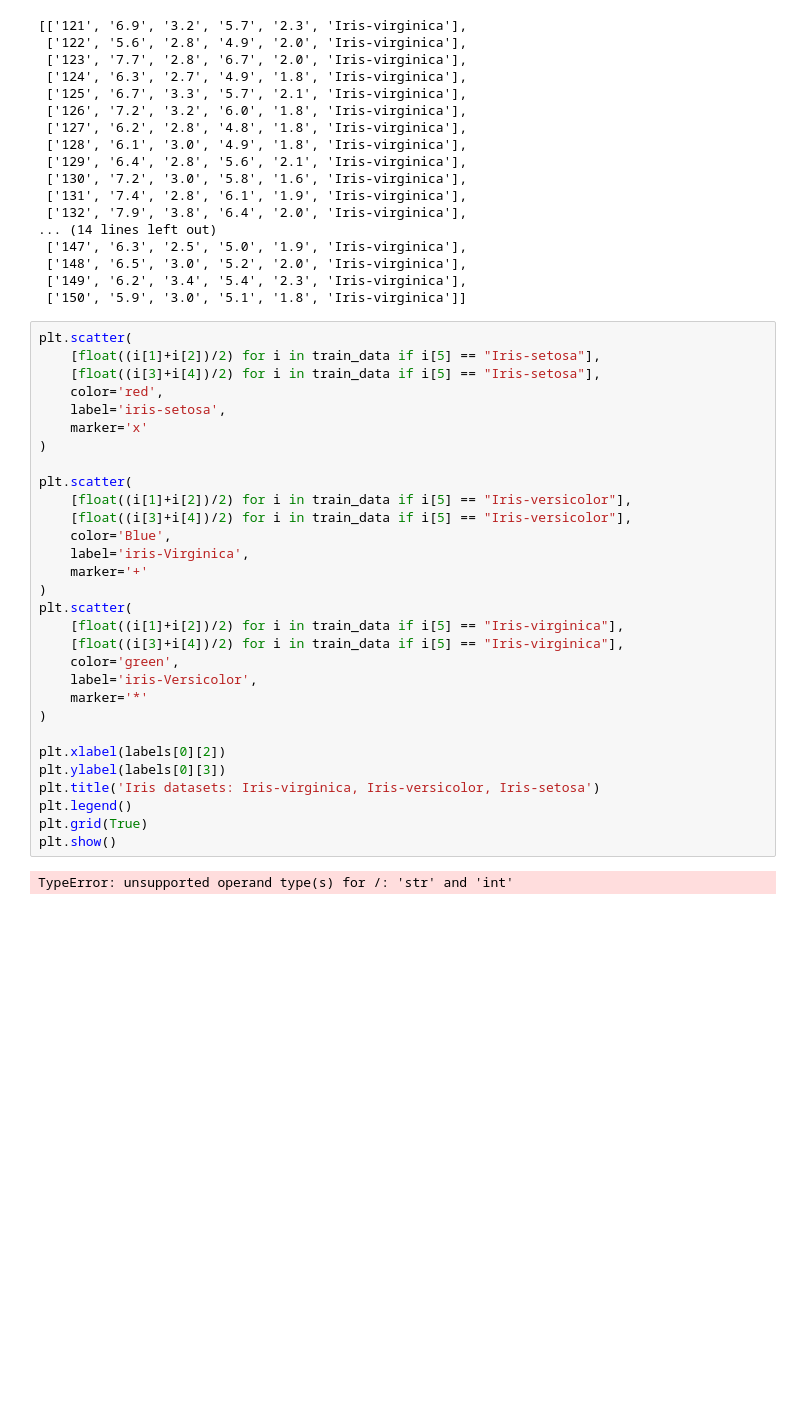
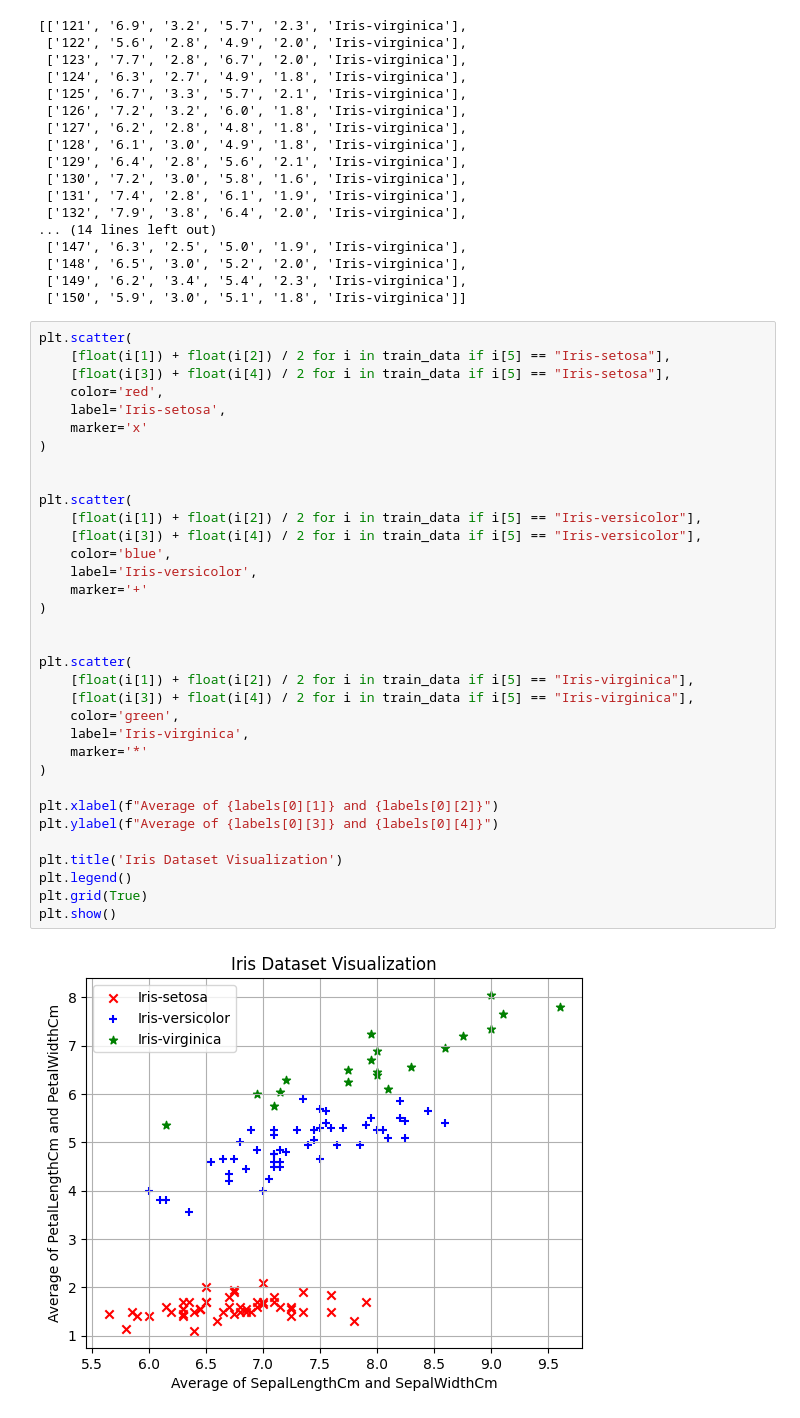
Before and after one commit to SuzaanAhmed/AAIML, a Jupyter notebook: knn_algo.ipynb, the cells around one changed output. Drawn from its saved outputs; the diff is of its cells as text; blank space fills up the shorter version.

```diff
--- a/knn_algo.ipynb
+++ b/knn_algo.ipynb
@@ -63,33 +63,37 @@ test_data
  ['150', '5.9', '3.0', '5.1', '1.8', 'Iris-virginica']]
 # %%
 plt.scatter(
-    [float((i[1]+i[2])/2) for i in train_data if i[5] == "Iris-setosa"],
-    [float((i[3]+i[4])/2) for i in train_data if i[5] == "Iris-setosa"],
+    [float(i[1]) + float(i[2]) / 2 for i in train_data if i[5] == "Iris-setosa"],
+    [float(i[3]) + float(i[4]) / 2 for i in train_data if i[5] == "Iris-setosa"],
     color='red',
-    label='iris-setosa',
+    label='Iris-setosa',
     marker='x'
 )
 
+
 plt.scatter(
-    [float((i[1]+i[2])/2) for i in train_data if i[5] == "Iris-versicolor"],
-    [float((i[3]+i[4])/2) for i in train_data if i[5] == "Iris-versicolor"],
-    color='Blue',
-    label='iris-Virginica',
+    [float(i[1]) + float(i[2]) / 2 for i in train_data if i[5] == "Iris-versicolor"],
+    [float(i[3]) + float(i[4]) / 2 for i in train_data if i[5] == "Iris-versicolor"],
+    color='blue',
+    label='Iris-versicolor',
     marker='+'
 )
+
+
 plt.scatter(
-    [float((i[1]+i[2])/2) for i in train_data if i[5] == "Iris-virginica"],
-    [float((i[3]+i[4])/2) for i in train_data if i[5] == "Iris-virginica"],
+    [float(i[1]) + float(i[2]) / 2 for i in train_data if i[5] == "Iris-virginica"],
+    [float(i[3]) + float(i[4]) / 2 for i in train_data if i[5] == "Iris-virginica"],
     color='green',
-    label='iris-Versicolor',
+    label='Iris-virginica',
     marker='*'
 )
 
-plt.xlabel(labels[0][2])
-plt.ylabel(labels[0][3])
-plt.title('Iris datasets: Iris-virginica, Iris-versicolor, Iris-setosa')
+plt.xlabel(f"Average of {labels[0][1]} and {labels[0][2]}")
+plt.ylabel(f"Average of {labels[0][3]} and {labels[0][4]}")
+
+plt.title('Iris Dataset Visualization')
 plt.legend()
 plt.grid(True)
 plt.show()
 # %% [output]
-TypeError: unsupported operand type(s) for /: 'str' and 'int'
+[figure, added]
```
Also changed, not shown: 1 other file.
